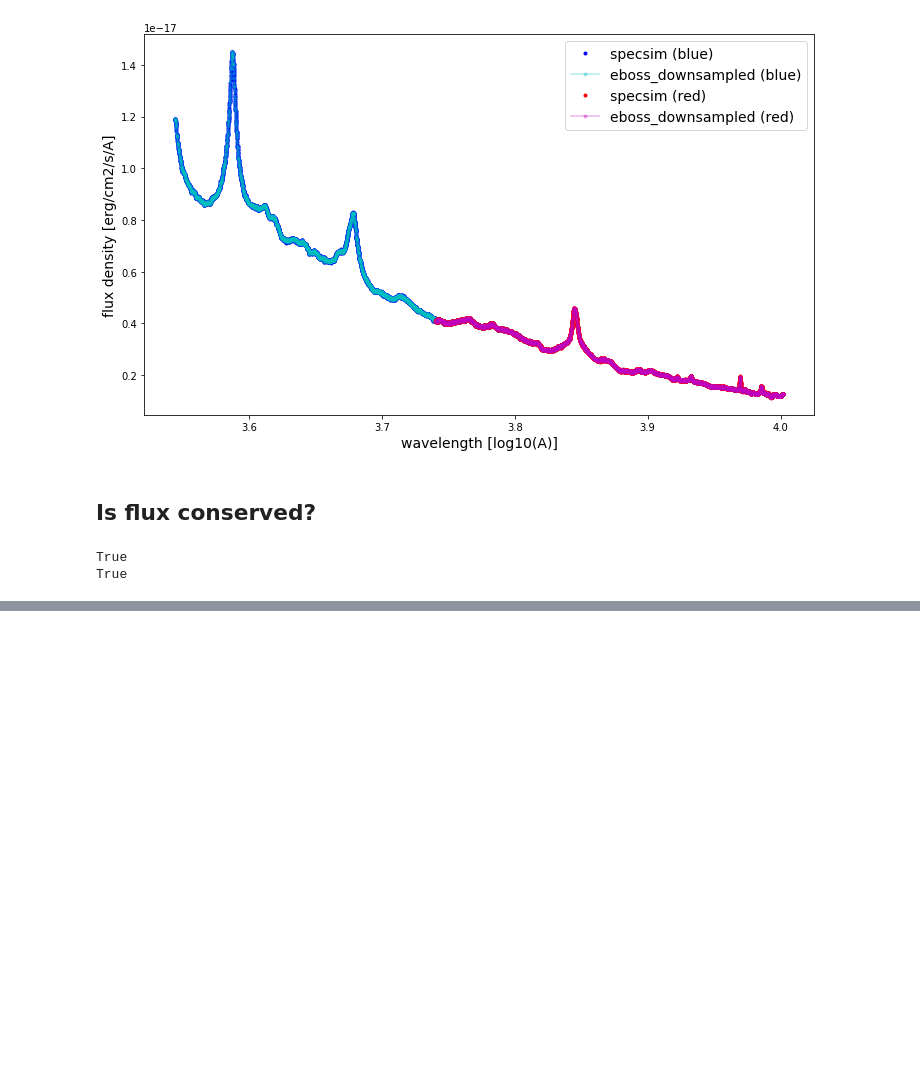
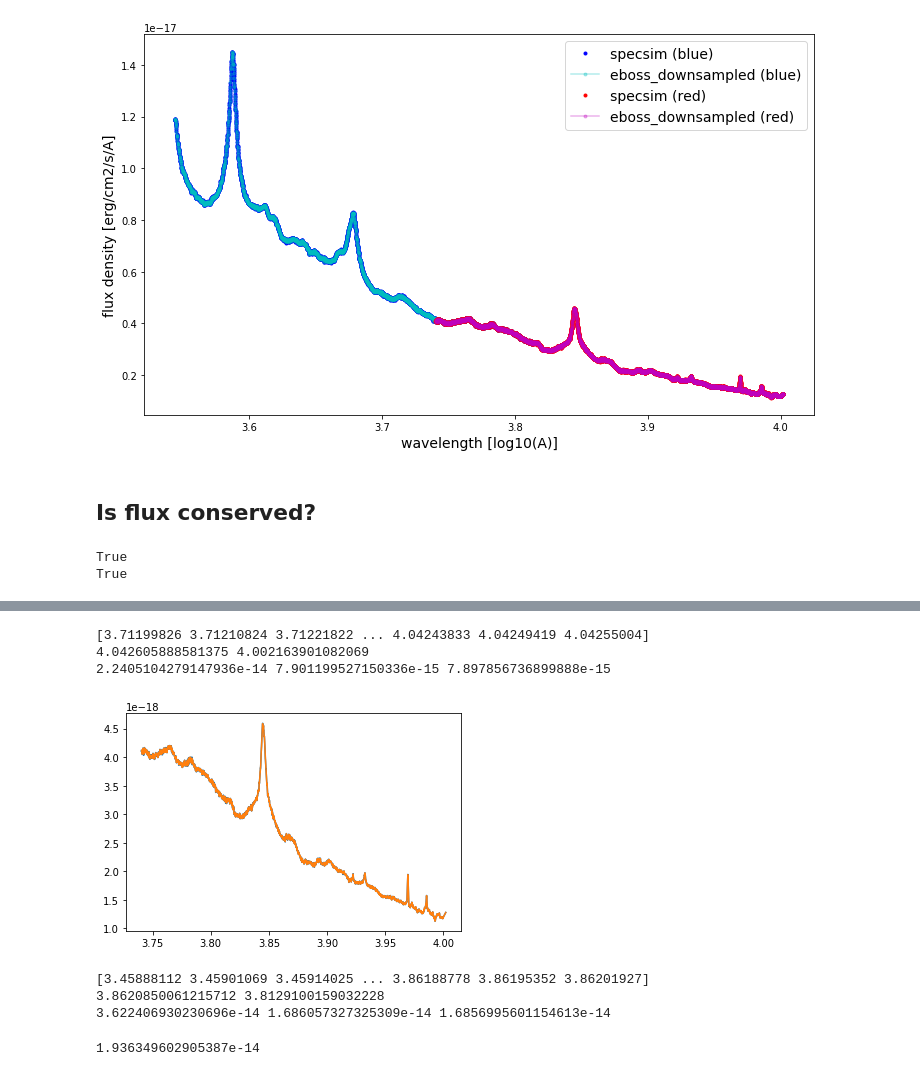
Before and after one commit to belaa/specsim-for-eboss, a Jupyter notebook: downsample_to_eBOSS_grid.ipynb, the cells around one changed output, grey strips where cells are left out. Drawn from its saved outputs; the diff is of its cells as text; code cells hidden in the pictures; blank space fills up the shorter version.

```diff
--- a/downsample_to_eBOSS_grid.ipynb
+++ b/downsample_to_eBOSS_grid.ipynb
@@ -632,0 +711,23 @@ True
+# %%
+r_mdpt_test, r_flux_test = downsample_to_eboss(eboss_r_out, r_wlen, r_flux)
+# %% [output]
+[3.71199826 3.71210824 3.71221822 ... 4.04243833 4.04249419 4.04255004]
+4.042605888581375 4.002163901082069
+2.2405104279147936e-14 7.901199527150336e-15 7.897856736899888e-15
+# %%
+plt.plot(np.log10(r_wlen), r_flux)
+plt.plot(r_mdpt_test, r_flux_test)
+plt.show()
+# %% [output]
+[figure, added]
+# %%
+b_mdpt_test, b_flux_test = downsample_to_eboss(eboss_b_out,
+                                                b_wlen, b_flux)
+# %% [output]
+[3.45888112 3.45901069 3.45914025 ... 3.86188778 3.86195352 3.86201927]
+3.8620850061215712 3.8129100159032228
+3.622406930230696e-14 1.686057327325309e-14 1.6856995601154613e-14
+# %%
+3.622406930230696e-14 - 1.686057327325309e-14
+# %% [output]
+1.936349602905387e-14
```
Also changed, not shown: parts of 31 cells of this notebook.
